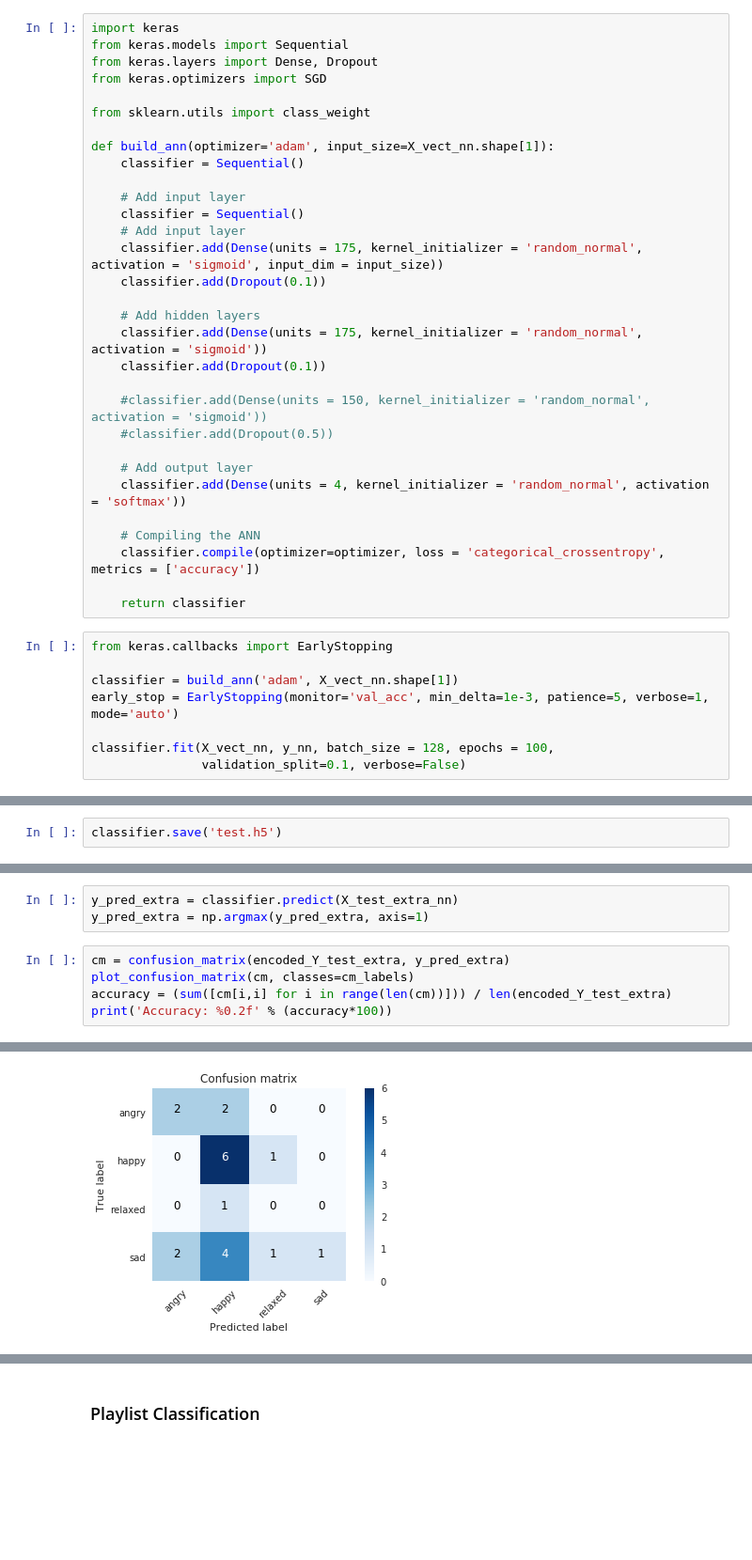
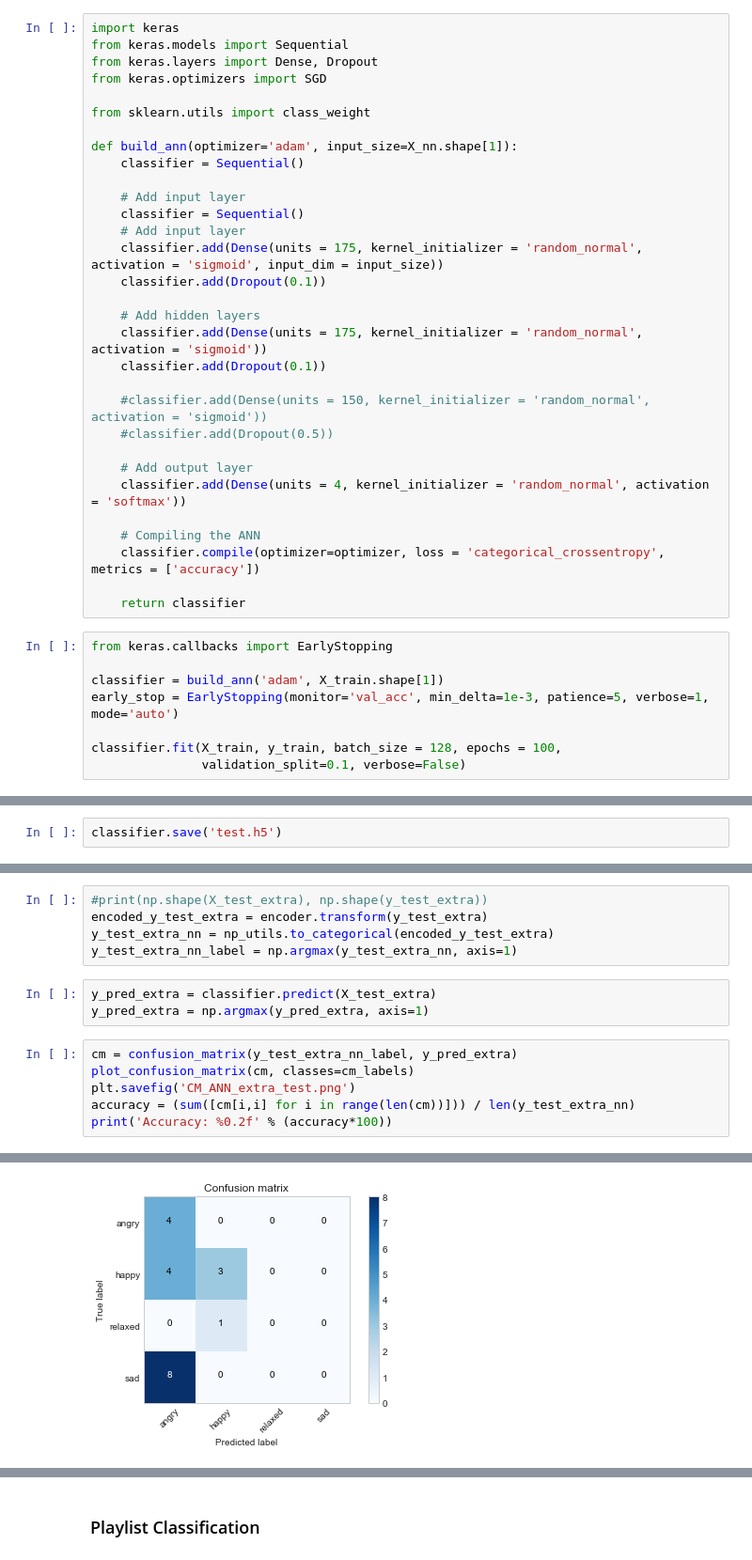
Before and after one commit to sgiammy/emotion-patterns-in-music-playlists, a Jupyter notebook: src/Advanced_Feature_Engineering.ipynb, the cells around one changed output, grey strips where cells are left out. Shown at 94% size. Cells and saved outputs as stored; diff of their text form; blank space fills up the shorter version.

```diff
--- a/src/Advanced_Feature_Engineering.ipynb
+++ b/src/Advanced_Feature_Engineering.ipynb
@@ -338,7 +365,7 @@ from keras.optimizers import SGD
 
 from sklearn.utils import class_weight
 
-def build_ann(optimizer='adam', input_size=X_vect_nn.shape[1]):
+def build_ann(optimizer='adam', input_size=X_nn.shape[1]):
     classifier = Sequential()
 
     # Add input layer
@@ -364,10 +391,10 @@ def build_ann(optimizer='adam', input_size=X_vect_nn.shape[1]):
 # %%
 from keras.callbacks import EarlyStopping
 
-classifier = build_ann('adam', X_vect_nn.shape[1])
+classifier = build_ann('adam', X_train.shape[1])
 early_stop = EarlyStopping(monitor='val_acc', min_delta=1e-3, patience=5, verbose=1, mode='auto')
 
-classifier.fit(X_vect_nn, y_nn, batch_size = 128, epochs = 100,
+classifier.fit(X_train, y_train, batch_size = 128, epochs = 100,
                validation_split=0.1, verbose=False)
 # %% [output]
 <keras.callbacks.History at 0x...>
@@ -428,9 +463,15 @@ y_train_nn.shape, X_train_nn.shape
+# %%
+#print(np.shape(X_test_extra), np.shape(y_test_extra))
+encoded_y_test_extra = encoder.transform(y_test_extra)
+y_test_extra_nn = np_utils.to_categorical(encoded_y_test_extra)
+y_test_extra_nn_label = np.argmax(y_test_extra_nn, axis=1)
 # %%
-y_pred_extra = classifier.predict(X_test_extra_nn)
+y_pred_extra = classifier.predict(X_test_extra)
 y_pred_extra = np.argmax(y_pred_extra, axis=1)
 # %%
-cm = confusion_matrix(encoded_Y_test_extra, y_pred_extra)
+cm = confusion_matrix(y_test_extra_nn_label, y_pred_extra)
 plot_confusion_matrix(cm, classes=cm_labels)
-accuracy = (sum([cm[i,i] for i in range(len(cm))])) / len(encoded_Y_test_extra)
+plt.savefig('CM_ANN_extra_test.png')
+accuracy = (sum([cm[i,i] for i in range(len(cm))])) / len(y_test_extra_nn)
 print('Accuracy: %0.2f' % (accuracy*100))
 # %% [output]
@@ -438,4 +479,4 @@ Accuracy: 45.00
-[figure, old version]
+[figure, new version]
 # %%
 extra_test = pd.read_csv(extra_test_path)
 for (idx, row) in extra_test.iterrows():
```
Also changed, not shown: parts of 71 cells of this notebook.
